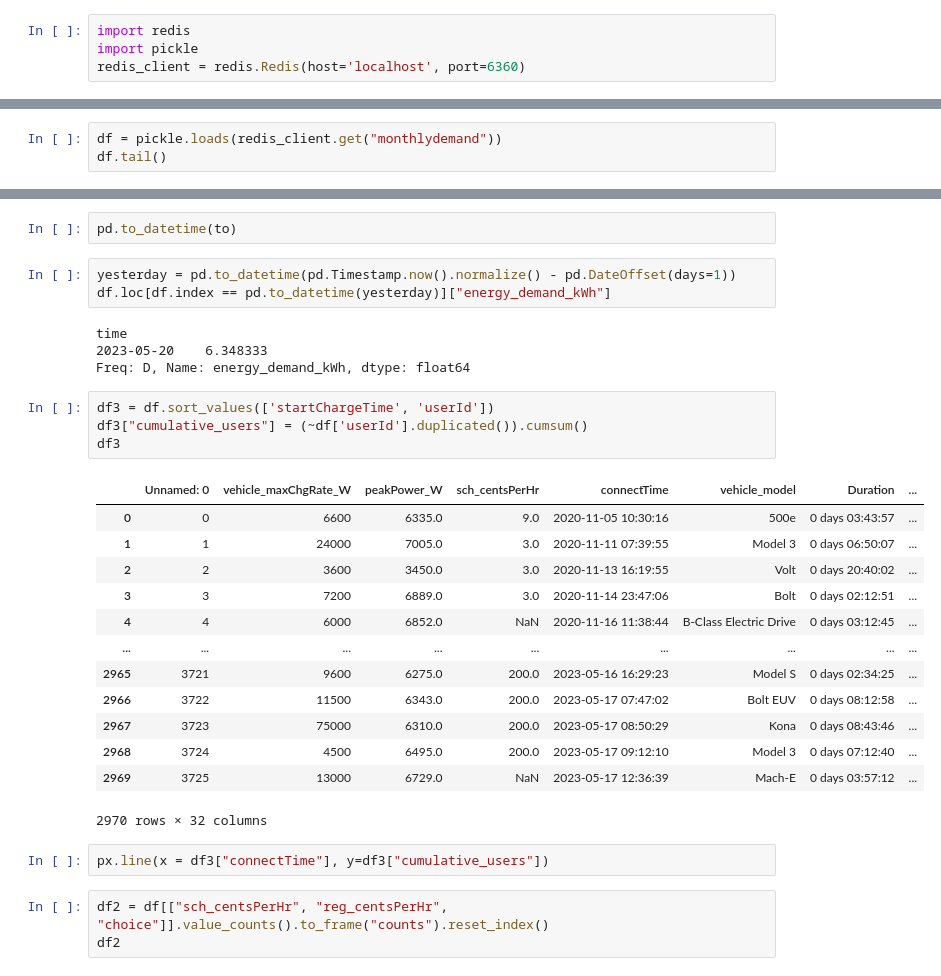
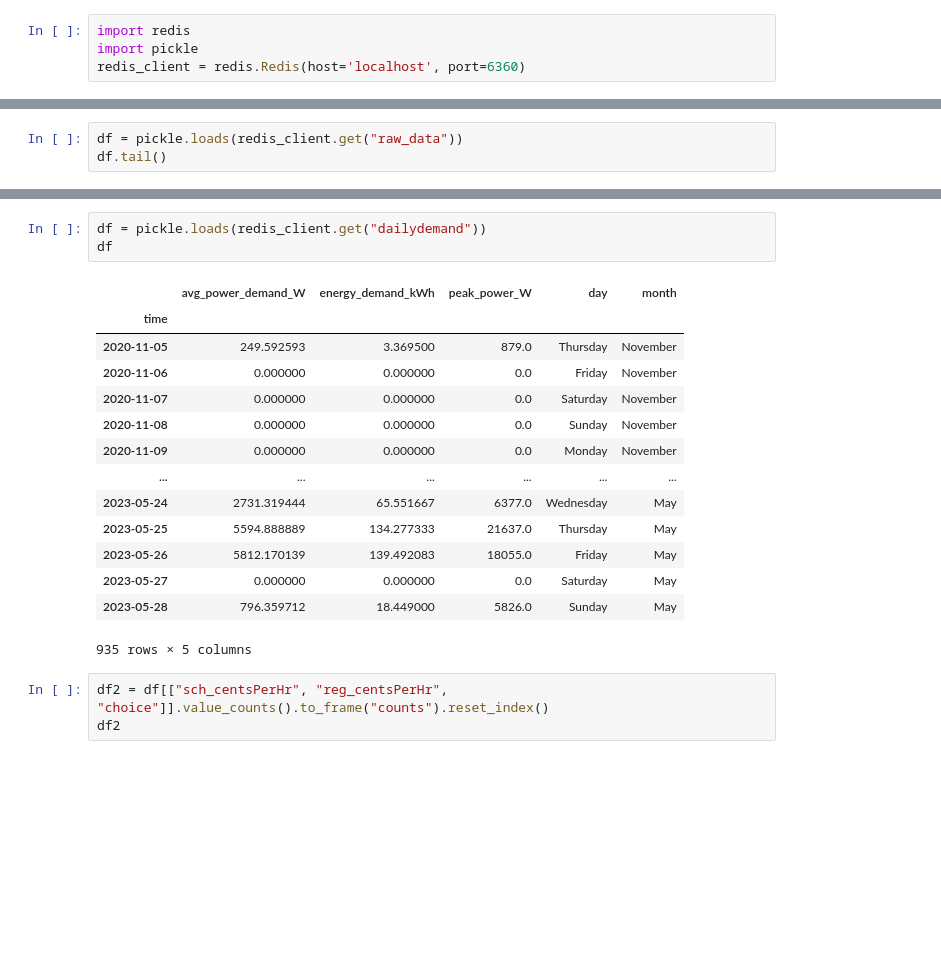
Before and after one commit to winston-edwin-chiong/slrpEV-data-dashboard, a Jupyter notebook: Playground.ipynb, the cells around one changed output, grey strips where cells are left out. Cells and saved outputs as stored; diff of their text form; blank space fills up the shorter version.

Commit message:
finished all time page

```diff
--- a/Playground.ipynb
+++ b/Playground.ipynb
@@ -279,4 +269,4 @@ df.loc[pd.to_datetime(df["connectTime"]).dt.normalize() == yesterday]["userId"].
 # %%
-df = pickle.loads(redis_client.get("monthlydemand"))
+df = pickle.loads(redis_client.get("raw_data"))
 df.tail()
 # %% [output]
@@ -308,32 +279,21 @@ df
-# %%
-pd.to_datetime(to)
-# %%
-yesterday = pd.to_datetime(pd.Timestamp.now().normalize() - pd.DateOffset(days=1))
-df.loc[df.index == pd.to_datetime(yesterday)]["energy_demand_kWh"]
-# %% [output]
-time
-2023-05-20    6.348333
-Freq: D, Name: energy_demand_kWh, dtype: float64
 # %%
-df3 = df.sort_values(['startChargeTime', 'userId'])
-df3["cumulative_users"] = (~df['userId'].duplicated()).cumsum()
-df3
+df = pickle.loads(redis_client.get("dailydemand"))
+df
 # %% [output]
-|  | Unnamed: 0 | vehicle_maxChgRate_W | peakPower_W | sch_centsPerHr | connectTime | vehicle_model | Duration | ... |
-| 0 | 0 | 6600 | 6335.0 | 9.0 | 2020-11-05 10:30:16 | 500e | 0 days 03:43:57 | ... |
-| 1 | 1 | 24000 | 7005.0 | 3.0 | 2020-11-11 07:39:55 | Model 3 | 0 days 06:50:07 | ... |
-| 2 | 2 | 3600 | 3450.0 | 3.0 | 2020-11-13 16:19:55 | Volt | 0 days 20:40:02 | ... |
-| 3 | 3 | 7200 | 6889.0 | 3.0 | 2020-11-14 23:47:06 | Bolt | 0 days 02:12:51 | ... |
-| 4 | 4 | 6000 | 6852.0 | NaN | 2020-11-16 11:38:44 | B-Class Electric Drive | 0 days 03:12:45 | ... |
-| ... | ... | ... | ... | ... | ... | ... | ... | ... |
-| 2965 | 3721 | 9600 | 6275.0 | 200.0 | 2023-05-16 16:29:23 | Model S | 0 days 02:34:25 | ... |
-| 2966 | 3722 | 11500 | 6343.0 | 200.0 | 2023-05-17 07:47:02 | Bolt EUV | 0 days 08:12:58 | ... |
-| 2967 | 3723 | 75000 | 6310.0 | 200.0 | 2023-05-17 08:50:29 | Kona | 0 days 08:43:46 | ... |
-| 2968 | 3724 | 4500 | 6495.0 | 200.0 | 2023-05-17 09:12:10 | Model 3 | 0 days 07:12:40 | ... |
-| 2969 | 3725 | 13000 | 6729.0 | NaN | 2023-05-17 12:36:39 | Mach-E | 0 days 03:57:12 | ... |
+|  | avg_power_demand_W | energy_demand_kWh | peak_power_W | day | month |
+| time |  |  |  |  |  |
+| 2020-11-05 | 249.592593 | 3.369500 | 879.0 | Thursday | November |
+| 2020-11-06 | 0.000000 | 0.000000 | 0.0 | Friday | November |
+| 2020-11-07 | 0.000000 | 0.000000 | 0.0 | Saturday | November |
+| 2020-11-08 | 0.000000 | 0.000000 | 0.0 | Sunday | November |
+| 2020-11-09 | 0.000000 | 0.000000 | 0.0 | Monday | November |
+| ... | ... | ... | ... | ... | ... |
+| 2023-05-24 | 2731.319444 | 65.551667 | 6377.0 | Wednesday | May |
+| 2023-05-25 | 5594.888889 | 134.277333 | 21637.0 | Thursday | May |
+| 2023-05-26 | 5812.170139 | 139.492083 | 18055.0 | Friday | May |
+| 2023-05-27 | 0.000000 | 0.000000 | 0.0 | Saturday | May |
+| 2023-05-28 | 796.359712 | 18.449000 | 5826.0 | Sunday | May |
-2970 rows × 32 columns
+935 rows × 5 columns
-# %%
-px.line(x = df3["connectTime"], y=df3["cumulative_users"])
 # %%
 df2 = df[["sch_centsPerHr", "reg_centsPerHr", "choice"]].value_counts().to_frame("counts").reset_index()
 df2
```
Also changed, not shown: parts of 5 cells of this notebook, 5 other files.
